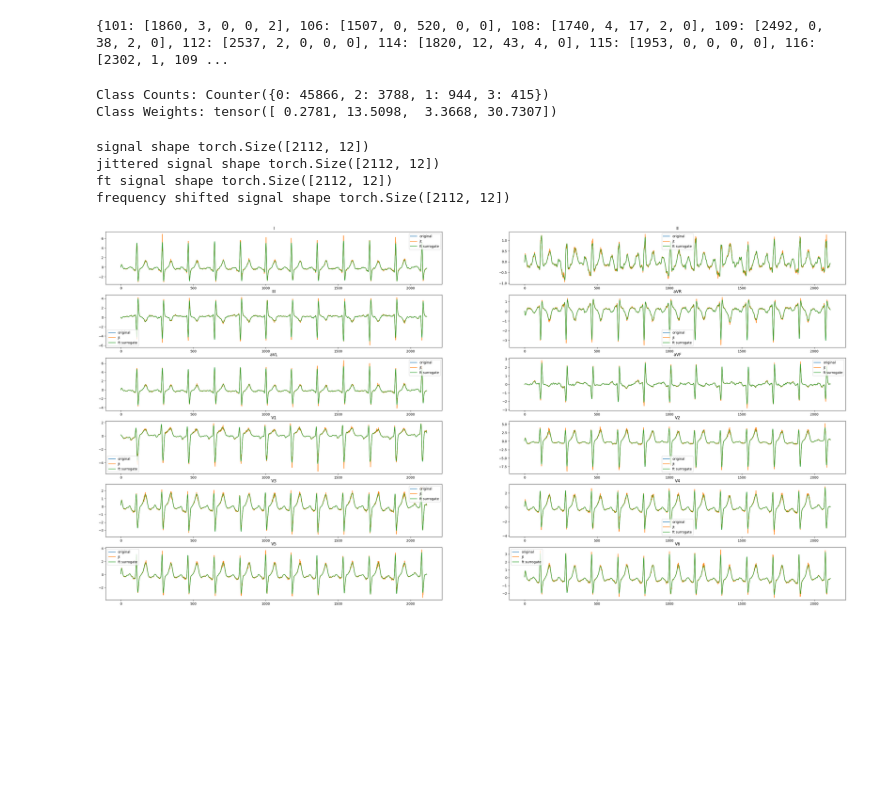
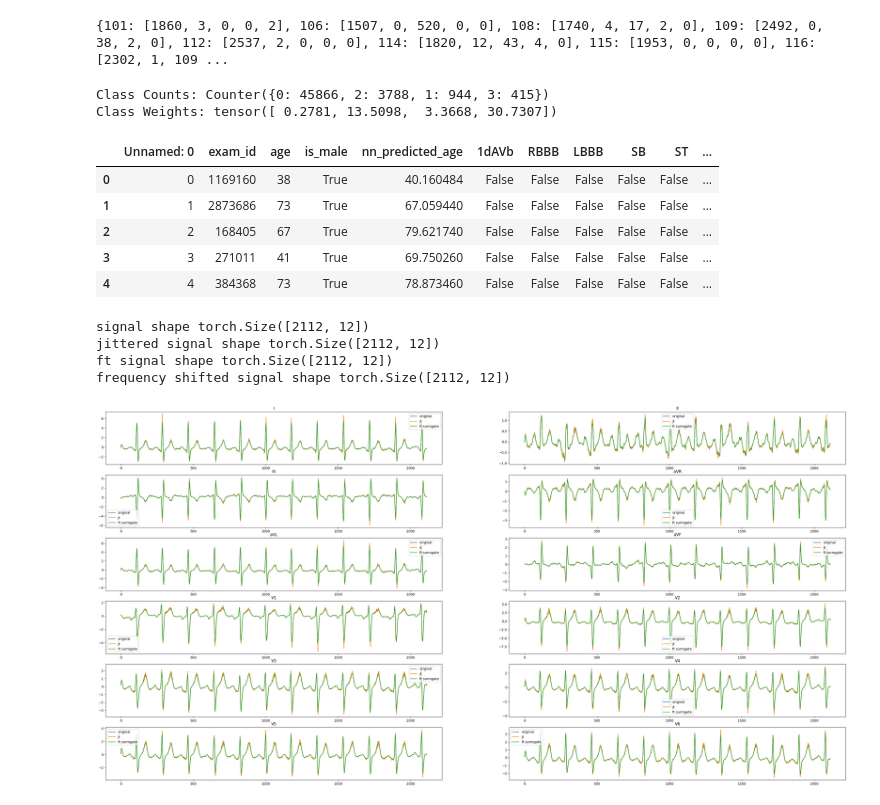
Before and after one commit to luna97/MIT-BIH_ecg_arrhytmia, a Jupyter notebook: test.ipynb, the cells around one changed output. Cells and saved outputs as stored; diff of their text form; code cells hidden in the pictures; blank space fills up the shorter version.

```diff
--- a/test.ipynb
+++ b/test.ipynb
@@ -63,6 +63,17 @@ weights = get_training_class_weights(dataset_mit, do_not_consider_classes=[4])
 # %% [output]
 Class Counts: Counter({0: 45866, 2: 3788, 1: 944, 3: 415})
 Class Weights: tensor([ 0.2781, 13.5098,  3.3668, 30.7307])
+# %%
+import pandas as pd
+
+pd.read_csv('/media/Volume/data/CODE15/exams.csv').head()
+# %% [output]
+|  | Unnamed: 0 | exam_id | age | is_male | nn_predicted_age | 1dAVb | RBBB | LBBB | SB | ST | ... |
+| 0 | 0 | 1169160 | 38 | True | 40.160484 | False | False | False | False | False | ... |
+| 1 | 1 | 2873686 | 73 | True | 67.059440 | False | False | False | False | False | ... |
+| 2 | 2 | 168405 | 67 | True | 79.621740 | False | False | False | False | False | ... |
+| 3 | 3 | 271011 | 41 | True | 69.750260 | False | False | False | False | False | ... |
+| 4 | 4 | 384368 | 73 | True | 78.873460 | False | False | False | False | False | ... |
 # %%
 # plot the 12 lead signal
 from augmentations import Jitter, FTSurrogate, SpecAugment, CropResizing, FrequencyShift
```
Also changed, not shown: 5 other files.
